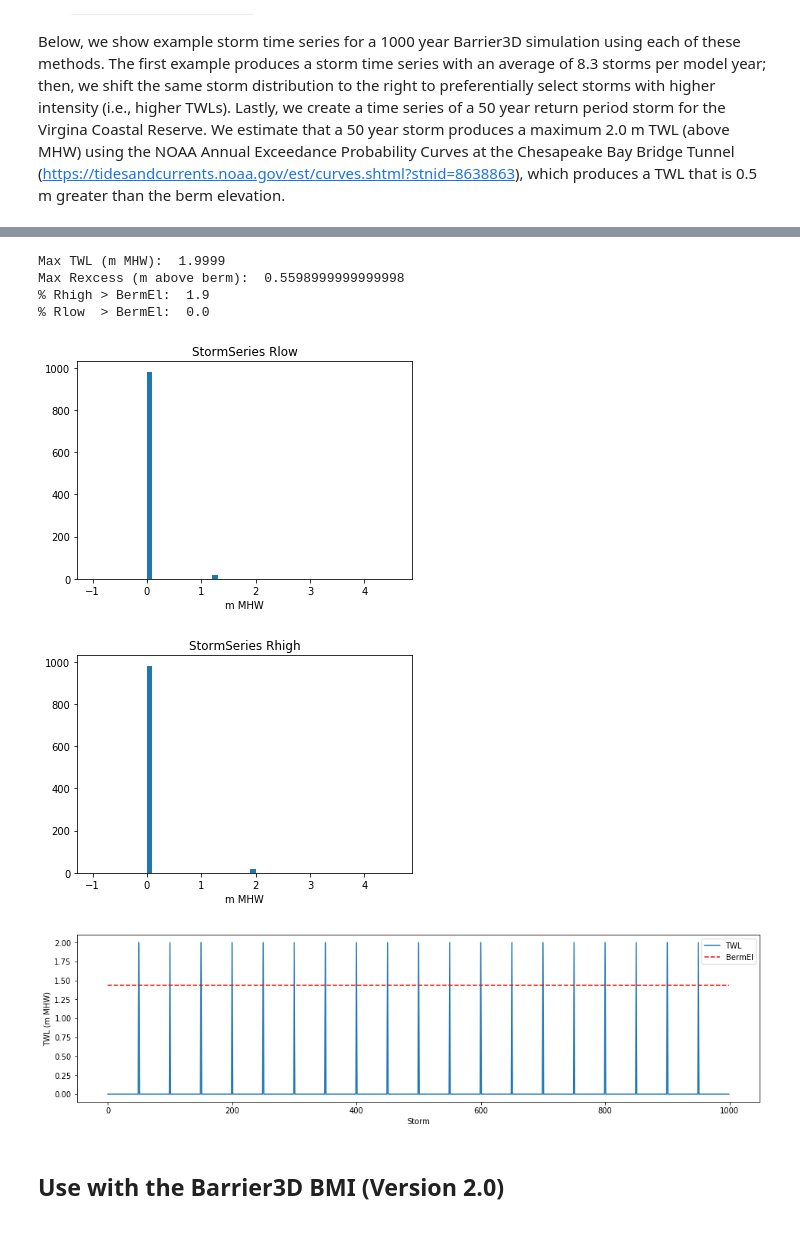
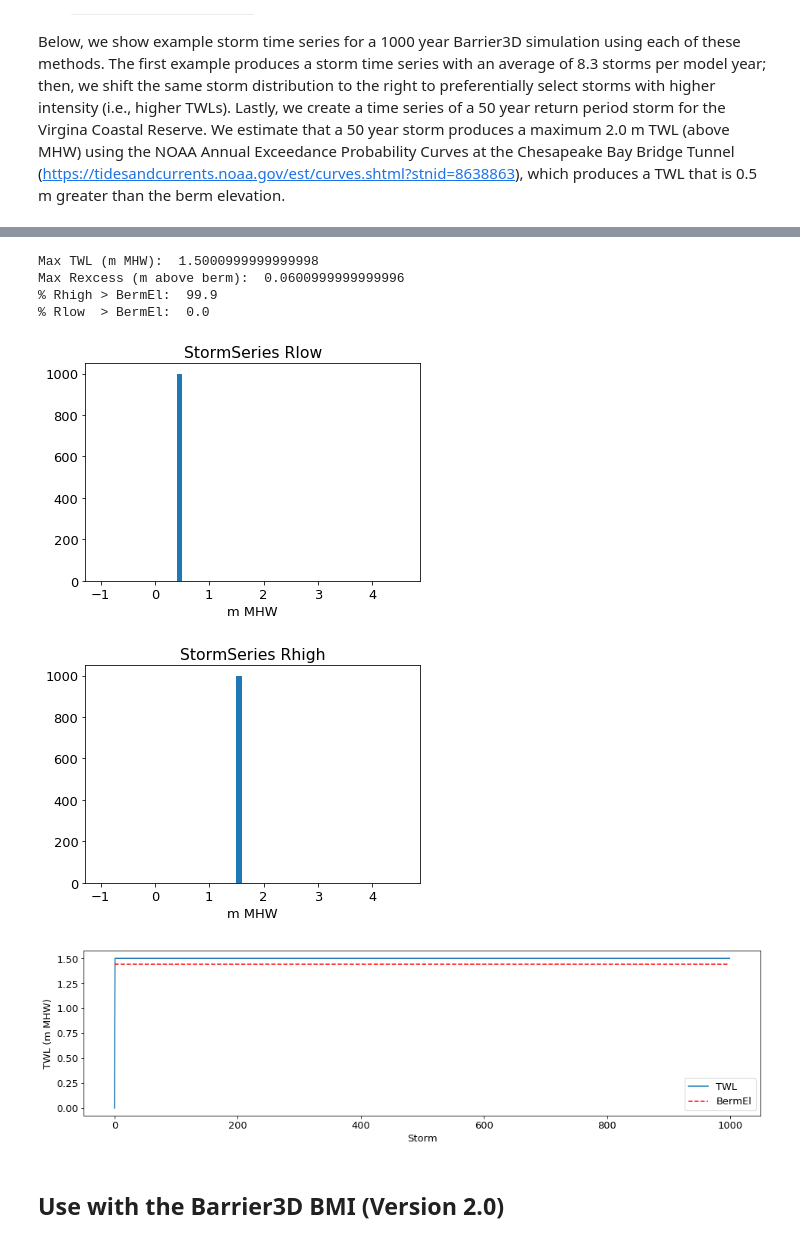
Before and after one commit to UNC-CECL/Barrier3D, a Jupyter notebook: notebooks/MSSM_for_Barrier3d.ipynb, the cells around one changed output, grey strips where cells are left out. Cells and saved outputs as stored; diff of their text form; code cells hidden in the pictures.

Commit message:
Small updates to the notebook for plotting

```diff
--- a/notebooks/MSSM_for_Barrier3d.ipynb
+++ b/notebooks/MSSM_for_Barrier3d.ipynb
@@ -108,25 +108,29 @@ Max Rexcess (m above berm):  2.6041999999999996
 # %%
-StormSeries_50yrReturnPeriod = frequency_storms_from_MSSM(
-    datadir="/Users/KatherineAnardeWheels/PyCharmProjects/Barrier3D/Tools/Multivariate_Sea_Storm_Model/",
+"""
+    For demonstration purposes, I'm going to simulate a 15 year storm (TWL=1.5 m MHW) every year.
+"""
+
+StormSeries_15yrReturnPeriod = frequency_storms_from_MSSM(
+    datadir="/Users/KatherineAnardeWheels/PyCharmProjects/Barrier3D/notebooks/",
     storm_list_name="StormList_20k_VCR_Berm1pt9m_Slope0pt04.csv",  # can by .py or .csv
     MHW=0.46,
-    return_period=50,  # 15, 50 years for VCR; note minimum of 1 year
-    return_period_TWL=2.0,  # 1.5, 2.0 for VCR, in m above MHW
+    return_period=1,  # 15, 50 years for VCR; note minimum of 1 year
+    return_period_TWL=1.5,  # 1.5, 2.0 for VCR, in m above MHW
     StormStart=1,
     BermEl=1.9,  # just for plotting
     model_years=1000,
     bPlot=True,
     bSave=False,
-    output_filename="StormList_50yrRP_2mTWL_1kyrs_VCR_Berm1pt9m_Slope0pt04",
+    output_filename="StormList_15yrRP_2mTWL_1kyrs_VCR_Berm1pt9m_Slope0pt04",
 )
 # %% [output]
-Max TWL (m MHW):  1.9999
-Max Rexcess (m above berm):  0.5598999999999998
-% Rhigh > BermEl:  1.9
+Max TWL (m MHW):  1.5000999999999998
+Max Rexcess (m above berm):  0.0600999999999996
+% Rhigh > BermEl:  99.9
 % Rlow  > BermEl:  0.0
-[figure, old version]
+[figure, new version]
-[figure, old version]
+[figure, new version]
-[figure, old version]
+[figure, new version]
 # %% [markdown]
 ## Use with the Barrier3D BMI (Version 2.0)
 # %% [markdown]
```
Also changed, not shown: parts of 8 cells of this notebook.
